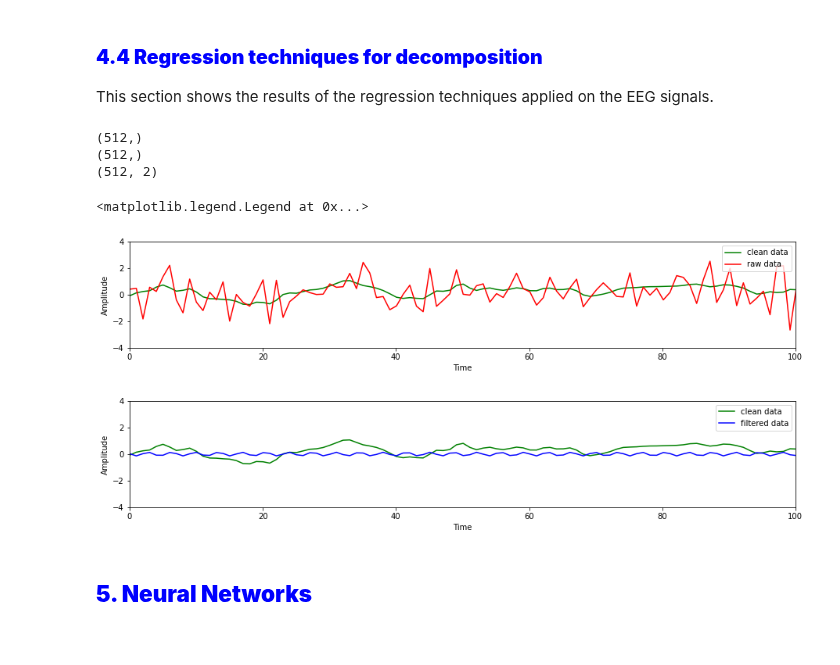
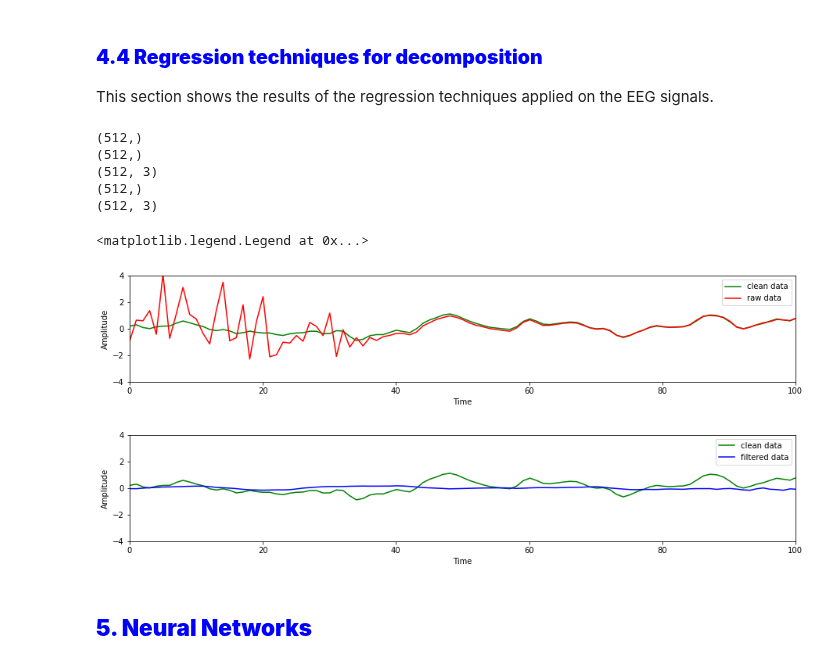
Before and after one commit to MartinaDoku2001/Thesis, a Jupyter notebook: EEG_denoising.ipynb, the cells around one changed output. Drawn from its saved outputs; the diff is of its cells as text; code cells hidden in the pictures.

```diff
--- a/EEG_denoising.ipynb
+++ b/EEG_denoising.ipynb
@@ -547,8 +565,13 @@ print(signal.shape)
 # Define the frequencies to use in the basis functions
 freq=10**8
 
-basis_funcs = np.array([np.sin(2 * np.pi *freq*t), np.cos(2 * np.pi*freq *t)])
-basis_funcs = basis_funcs.T
+# Define the basis functions (using EOG signal)
+basis_funcs = np.zeros((len(t), 3))
+print(basis_funcs.shape)
+print(pure_EMG[0].shape)
+basis_funcs[:, 0] = pure_EMG[0]
+basis_funcs[:, 1] = pure_EOG[0]
+basis_funcs[:, 2] = pure_EEG[0]
 print(basis_funcs.shape)
 
 # Use least squares to find the coefficients for the basis functions
@@ -557,35 +580,37 @@ coeffs, residuals, _, _ = lstsq(basis_funcs, signal)
 # Reconstruct the signal
 signal_denoised = np.dot(basis_funcs, coeffs)
 
 #PLOTTING:
 #1) THE RAW VS CLEAN EEG DATA
 #2) THE CLEAN VS FILTERED EEG DATA
 
 fig, ax = plt.subplots(2,1)
 fig.subplots_adjust(hspace=0.5)
 fig.set_size_inches(15.25, 6.25)
 
 ax[0].set_xlim(0,100)
 ax[0].set_ylim(-4,4)
 ax[0].plot(t,train_dataset[1][0], color='green',label='clean data')
 ax[0].plot(t,train_dataset[0][0], color='red', label='raw data')
 ax[0].set_xlabel('Time')
 ax[0].set_ylabel('Amplitude')
 ax[0].legend(loc='upper right')
 
 ax[1].set_xlim(0,100)
 ax[1].set_ylim(-4,4)
 ax[1].plot(t,train_dataset[1][0], color='green',label='clean data')
 ax[1].plot(t,signal_denoised, color='blue', label='filtered data')
 ax[1].set_xlabel('Time')
 ax[1].set_ylabel('Amplitude')
 ax[1].legend(loc='upper right')
 # %% [output]
 (512,)
 (512,)
-(512, 2)
+(512, 3)
+(512,)
+(512, 3)
 <matplotlib.legend.Legend at 0x...>
-[figure, old version]
+[figure, new version]
 # %% [markdown]
 <h2 style=" font-size:150%; color:blue;"> <b> 5. Neural Networks </b> </h2>
 # %% [markdown]
```
Also changed, not shown: parts of 10 cells of this notebook, 19 other files.
